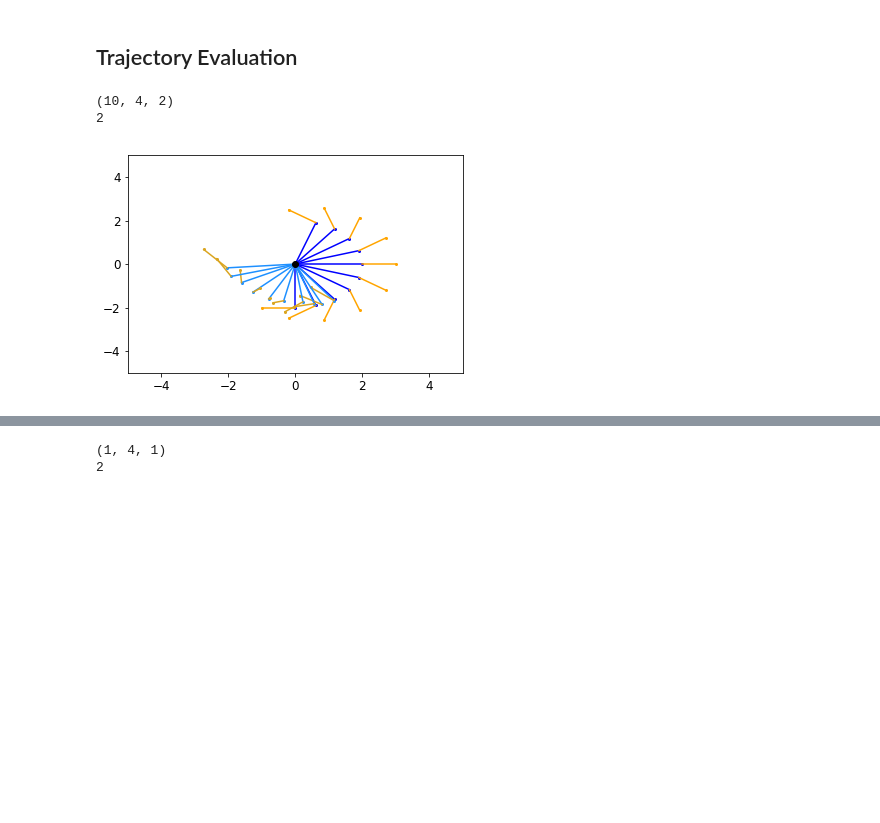
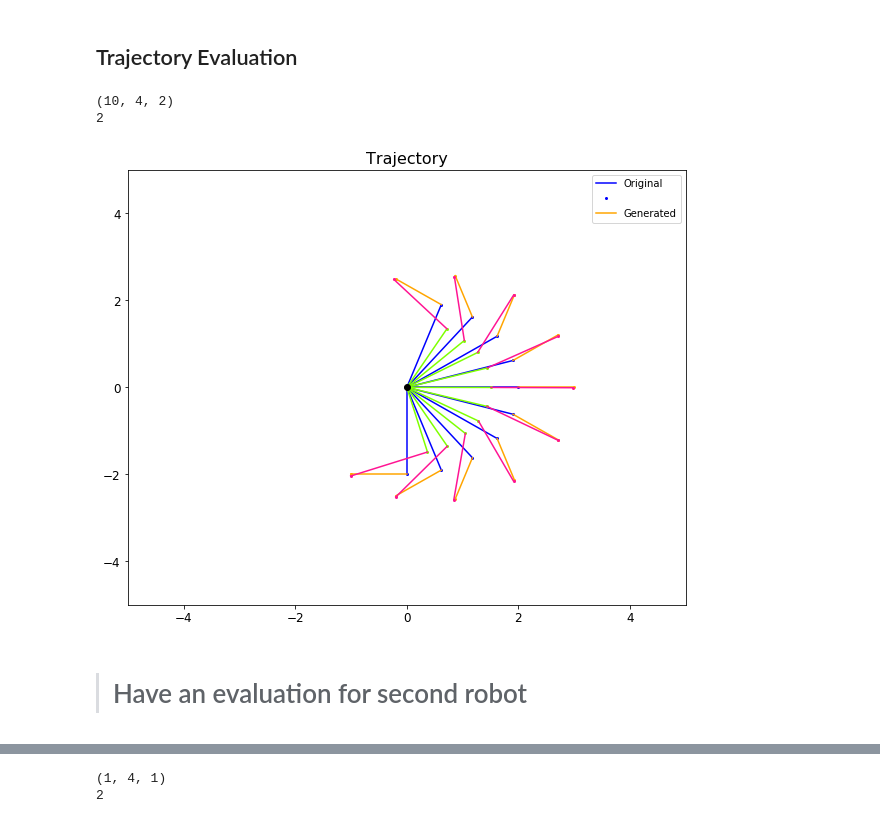
Before and after one commit to ahsanMah/roboGAN, a Jupyter notebook: roboCycleGAN.ipynb, the cells around one changed output, grey strips where cells are left out. Cells and saved outputs as stored; diff of their text form; code cells hidden in the pictures; blank space fills up the shorter version.

```diff
--- a/roboCycleGAN.ipynb
+++ b/roboCycleGAN.ipynb
@@ -363,20 +333,61 @@ Endeffector distance, positions from angles:
 # %% [markdown]
 ## Trajectory Evaluation
-# %%
-nrSteps = 10
-stepsize = np.pi/nrSteps
-trajAngles = np.zeros([nrSteps,nrLinks1])
-for i in range(nrSteps):
-    for j in range(nrLinks1):
-        trajAngles[i,j] = -np.pi/2 + stepsize * i
-
-
-test_traj = np.concatenate([computeX(trajAngles),computeY(trajAngles,lengths1)], axis=1)
-generated_traj=sess.run([G(X)], feed_dict={X: test_traj})
-generated_traj = generated_traj[0]
-
-drawRobotArm(np.stack([test_traj[:,2*nrLinks1:4*nrLinks1],generated_traj[:,2*nrLinks2:4*nrLinks2]], axis=2),True)
-# %% [output]
-(10, 4, 2)
-2
-[figure, removed]
+# %%
+#call with positions (first 2*nrLinks elements of y)
+def drawRobotArm(data, showLinks=True):
+    if len(data.shape) == 1:
+        data = np.expand_dims(data, axis=0)
+    if len(data.shape) == 2:
+        data = np.expand_dims(data, axis=2)
+
+    print(data.shape)
+    nrLinks = round(data.shape[1]/2)
+#     colors = [['blue', 'orange', 'green', 'darkviolet'], ['dodgerblue', 'goldenrod', 'chartreuse', 'deeppink']]
+    colors = [['blue', 'orange', 'green', 'darkviolet'], ['chartreuse', 'deeppink', 'dodgerblue', 'goldenrod']]
+
+    print(nrLinks)
+    for k in range(data.shape[2]):
+        for j in range(data.shape[0]):
+            for i in range(nrLinks):
+                if i==0:
+                    x0=0
+                    y0=0
+
+                else:
+                    x0=data[j,2*(i-1),k]
+                    y0=data[j,2*(i-1)+1,k]
+                x1=data[j,2*(i),k]
+                y1=data[j,2*(i)+1,k]
+                if(showLinks):
+                    plt.plot([x0,x1], [y0,y1], color = colors[k][i])
+                plt.plot(x1,y1,'o',markersize=2, color = colors[k][i])
+
+    plt.legend(("Original", "","Generated"))
+    plt.plot(0,0,'o',color='black',linewidth=5)
+    plt.xlim([-5,5])
+    plt.ylim([-5,5])
+
+nrSteps = 10
+stepsize = np.pi/nrSteps
+trajAngles = np.zeros([nrSteps,nrLinks1])
+for i in range(nrSteps):
+    for j in range(nrLinks1):
+        trajAngles[i,j] = -np.pi/2 + stepsize * i
+
+
+test_traj = np.concatenate([computeX(trajAngles),computeY(trajAngles,lengths1)], axis=1)
+generated_traj=sess.run([G(X)], feed_dict={X: test_traj})
+generated_traj = generated_traj[0]
+
+
+plt.figure(figsize=[10,8])
+drawRobotArm(np.stack([test_traj[:,2*nrLinks1:4*nrLinks1],generated_traj[:,2*nrLinks2:4*nrLinks2]], axis=2),True)
+plt.title("Trajectory")
+# plt.legend(("Original", "Generated"))
+plt.savefig("uncond_traj.png")
+# %% [output]
+(10, 4, 2)
+2
+[figure, added]
+# %% [markdown]
+> # Have an evaluation for second robot
```
Also changed, not shown: parts of 14 cells of this notebook, 3 other files.
